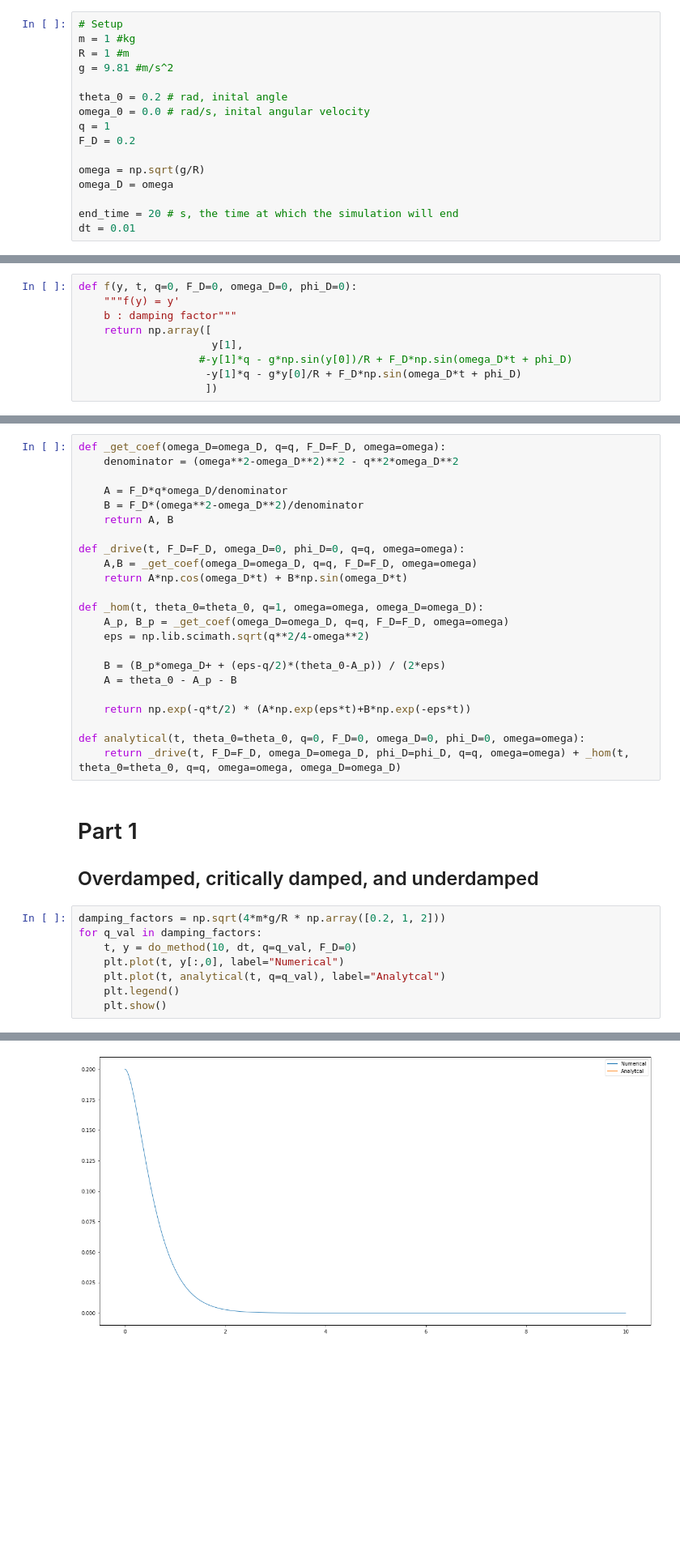
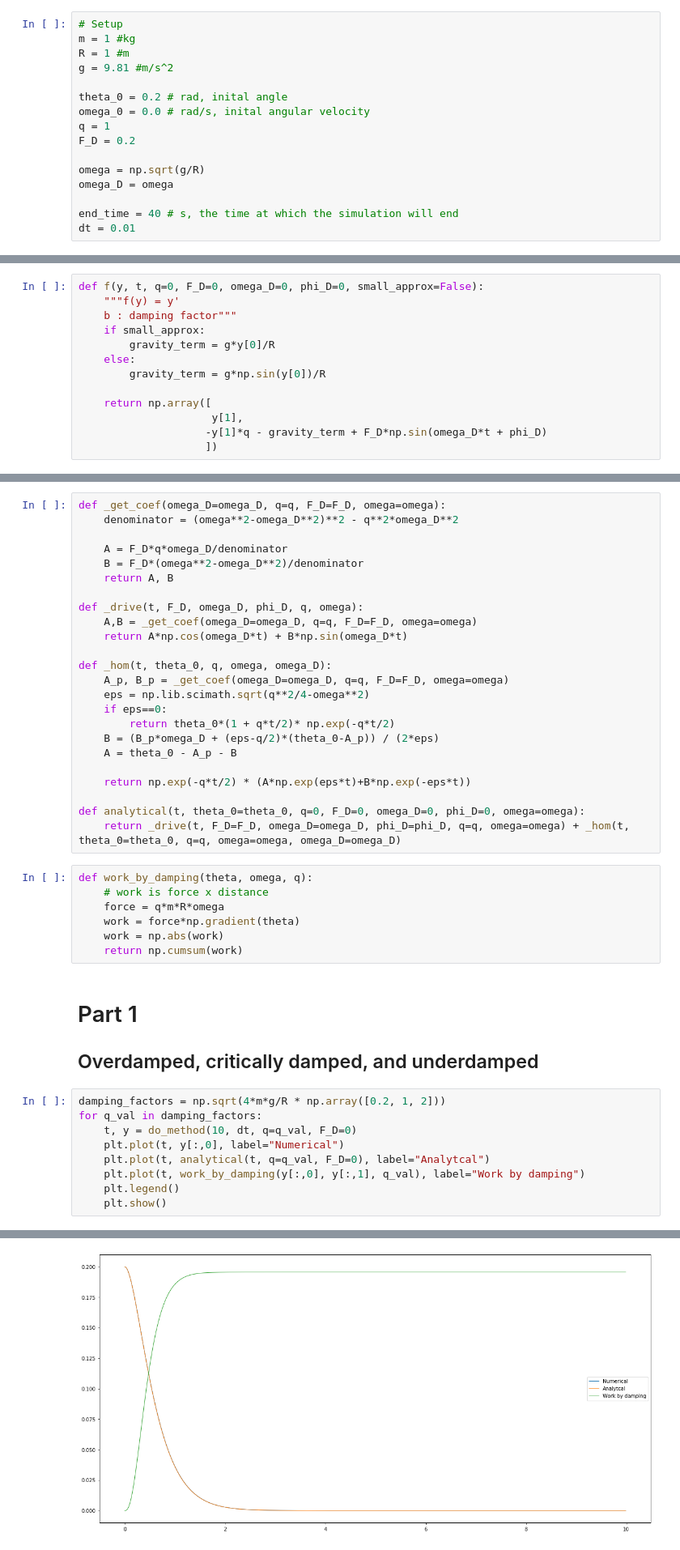
Before and after one commit to Northo/pendulum, a Jupyter notebook: NumeriskOving2.ipynb, the cells around one changed output, grey strips where cells are left out. Shown at 81% size. Drawn from its saved outputs; the diff is of its cells as text; blank space fills up the shorter version.

```diff
--- a/NumeriskOving2.ipynb
+++ b/NumeriskOving2.ipynb
@@ -29,7 +29,7 @@ F_D = 0.2
 omega = np.sqrt(g/R)
 omega_D = omega
 
-end_time = 20 # s, the time at which the simulation will end
+end_time = 40 # s, the time at which the simulation will end
 dt = 0.01
 # %% [markdown]
 The problem consists of two first-order differential equations:
@@ -61,13 +61,17 @@ $$
 y(t+dt) = y(t) + f(y(t)) dt
 $$
 # %%
-def f(y, t, q=0, F_D=0, omega_D=0, phi_D=0):
+def f(y, t, q=0, F_D=0, omega_D=0, phi_D=0, small_approx=False):
     """f(y) = y'
     b : damping factor"""
+    if small_approx:
+        gravity_term = g*y[0]/R
+    else:
+        gravity_term = g*np.sin(y[0])/R
+
     return np.array([
                      y[1],
-                   #-y[1]*q - g*np.sin(y[0])/R + F_D*np.sin(omega_D*t + phi_D)
-                    -y[1]*q - g*y[0]/R + F_D*np.sin(omega_D*t + phi_D)
+                    -y[1]*q - gravity_term + F_D*np.sin(omega_D*t + phi_D)
                     ])
 # %%
 def euler_step(y, f, t, dt, **kwargs):
@@ -171,21 +132,29 @@ def _get_coef(omega_D=omega_D, q=q, F_D=F_D, omega=omega):
     B = F_D*(omega**2-omega_D**2)/denominator
     return A, B
 
-def _drive(t, F_D=F_D, omega_D=0, phi_D=0, q=q, omega=omega):
+def _drive(t, F_D, omega_D, phi_D, q, omega):
     A,B = _get_coef(omega_D=omega_D, q=q, F_D=F_D, omega=omega)
     return A*np.cos(omega_D*t) + B*np.sin(omega_D*t)
 
-def _hom(t, theta_0=theta_0, q=1, omega=omega, omega_D=omega_D):
+def _hom(t, theta_0, q, omega, omega_D):
     A_p, B_p = _get_coef(omega_D=omega_D, q=q, F_D=F_D, omega=omega)
     eps = np.lib.scimath.sqrt(q**2/4-omega**2)
-
-    B = (B_p*omega_D+ + (eps-q/2)*(theta_0-A_p)) / (2*eps)
+    if eps==0:
+        return theta_0*(1 + q*t/2)* np.exp(-q*t/2)
+    B = (B_p*omega_D + (eps-q/2)*(theta_0-A_p)) / (2*eps)
     A = theta_0 - A_p - B
 
     return np.exp(-q*t/2) * (A*np.exp(eps*t)+B*np.exp(-eps*t))
 
 def analytical(t, theta_0=theta_0, q=0, F_D=0, omega_D=0, phi_D=0, omega=omega):
     return _drive(t, F_D=F_D, omega_D=omega_D, phi_D=phi_D, q=q, omega=omega) + _hom(t, theta_0=theta_0, q=q, omega=omega, omega_D=omega_D)
+# %%
+def work_by_damping(theta, omega, q):
+    # work is force x distance
+    force = q*m*R*omega
+    work = force*np.gradient(theta)
+    work = np.abs(work)
+    return np.cumsum(work)
 # %% [markdown]
 # Part 1
 ## Overdamped, critically damped, and underdamped
@@ -194,7 +163,8 @@ damping_factors = np.sqrt(4*m*g/R * np.array([0.2, 1, 2]))
 for q_val in damping_factors:
     t, y = do_method(10, dt, q=q_val, F_D=0)
     plt.plot(t, y[:,0], label="Numerical")
-    plt.plot(t, analytical(t, q=q_val), label="Analytcal")
+    plt.plot(t, analytical(t, q=q_val, F_D=0), label="Analytcal")
+    plt.plot(t, work_by_damping(y[:,0], y[:,1], q_val), label="Work by damping")
     plt.legend()
     plt.show()
 # %% [output]
@@ -202 +172 @@ for q_val in damping_factors:
-[figure, old version]
+[figure, new version]
```
Also changed, not shown: parts of 4 cells of this notebook.
